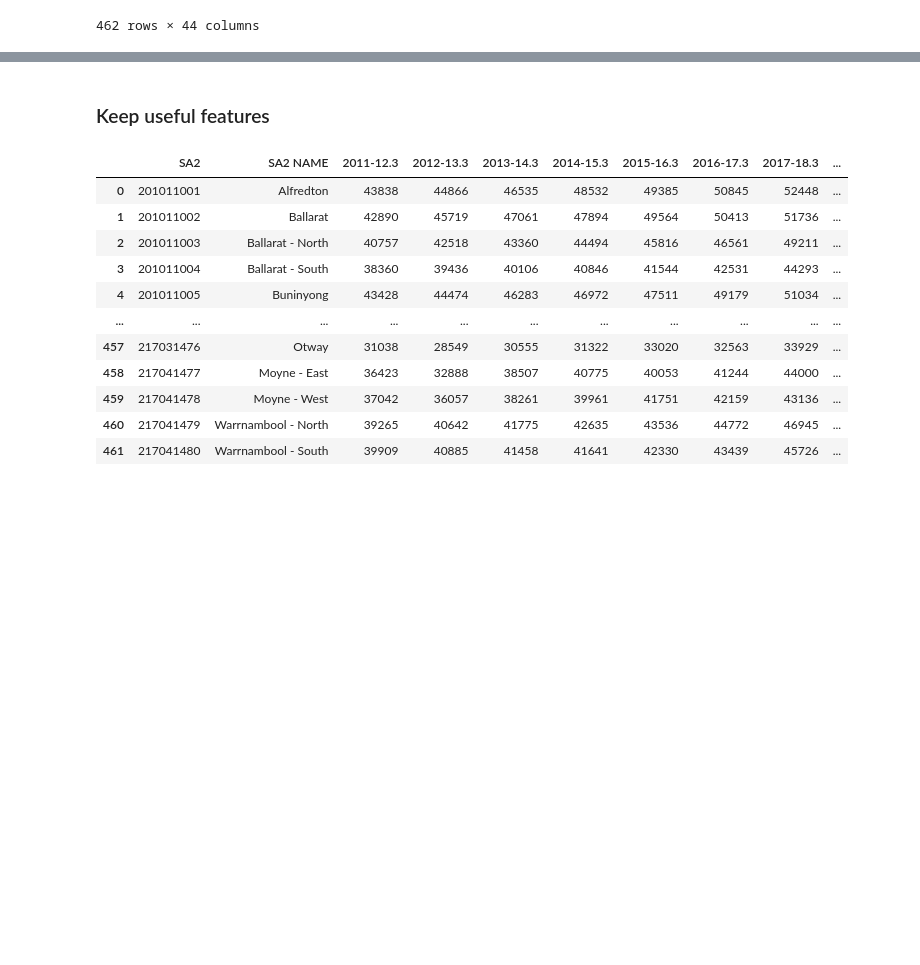
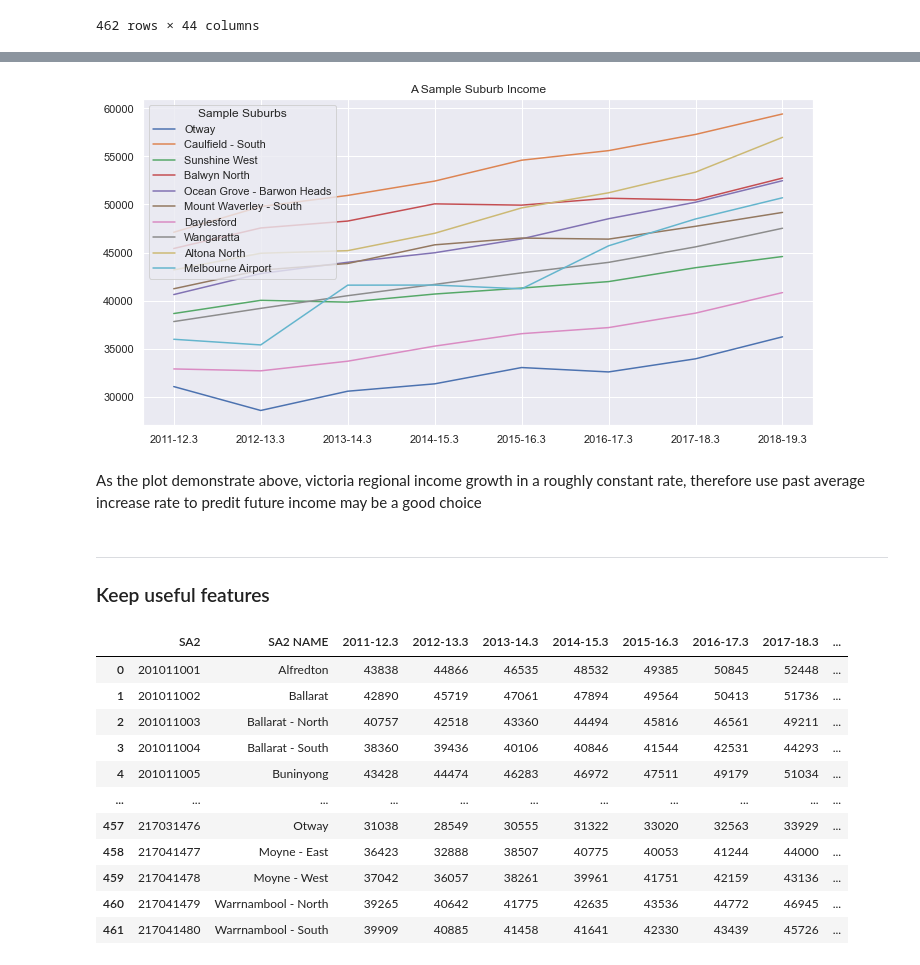
Before and after one commit to MAST30034-Applied-Data-Science/generic-real-estate-consulting-project-group-6, a Jupyter notebook: notebooks/income.ipynb, the cells around one changed output, grey strips where cells are left out. Saved outputs shown, nothing was run; the diff lists cells and outputs as text; code cells hidden in the pictures; blank space fills up the shorter version.

Commit message:
summary income preprocess

```diff
--- a/notebooks/income.ipynb
+++ b/notebooks/income.ipynb
@@ -34,4 +77,17 @@ income
+# %%
+income_df = income.iloc[:,[2] + [i for i in range(27,35)]]
+income_df_sample = income_df.sample(n=10, random_state=30034)
+income_df_sample.iloc[:, range(1,9)] = income_df_sample.iloc[:, range(1,9)].astype(float)
+income_df_sample = income_df_sample.set_index(keys='SA2 NAME', drop=True).transpose()
+ax1 = income_df_sample.plot(kind= 'line', title='A Sample Suburb Income', figsize=(12, 6)).legend(loc='upper left')
+ax1.set_title('Sample Suburbs')
+ax1.get_figure().savefig("../plots/income_sample_1.jpeg")
+# %% [output]
+[figure, added]
+# %% [markdown]
+As the plot demonstrate above, victoria regional income growth in a roughly constant rate, therefore use past average increase rate to predit future income may be a good choice
 # %% [markdown]
+-----------
 ### Keep useful features
 # %%
 # Select the features that have to be analyzed by income
```
Also changed, not shown: parts of 8 cells of this notebook, 4 other files.
